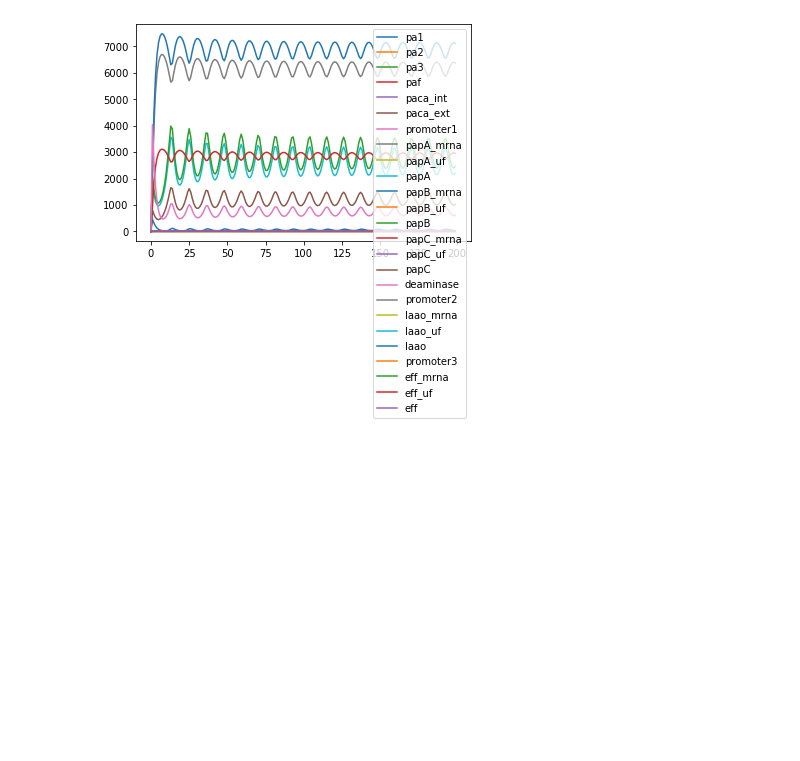
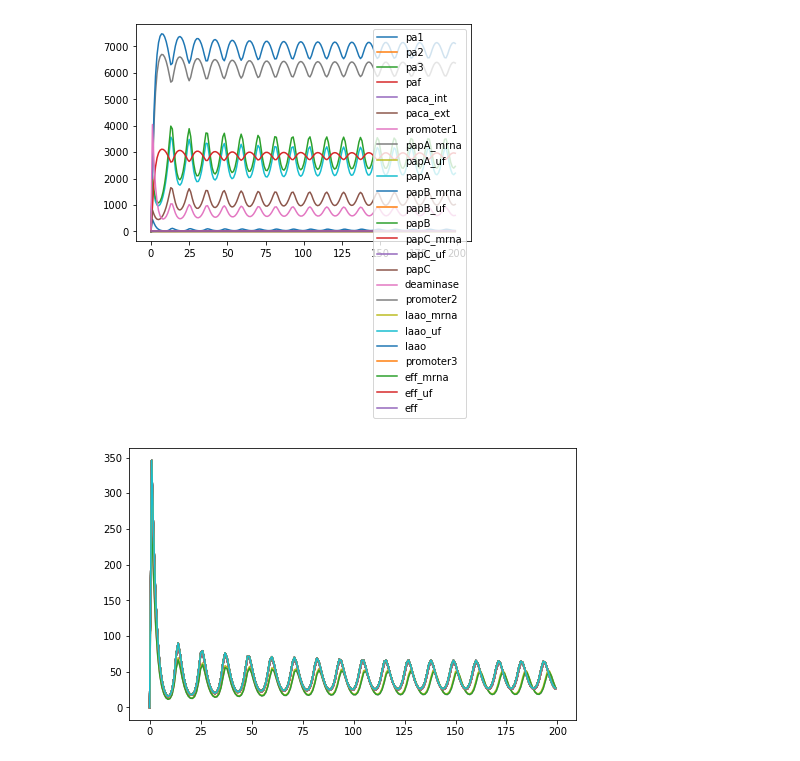
Before and after one commit to cjmerzbacher/bayesopt-dynamic-pathways, a Jupyter notebook: p_aminostyrene/p_aminostyrene.ipynb, the cells around one changed output. Cells and saved outputs as stored; diff of their text form; code cells hidden in the pictures; blank space fills up the shorter version.

```diff
--- a/p_aminostyrene/p_aminostyrene.ipynb
+++ b/p_aminostyrene/p_aminostyrene.ipynb
@@ -58,6 +59,15 @@ def name_converter_str(A):
             name += 'N'
         name += '-'
     return name[:-1]
+
+def is_oscillatory(solution, beta = 10E3):
+    #oscillations include >3 peaks with peak-peak distance standard deviation < 1
+    for k in range(1, solution.values.y.shape[1]-2):
+        peaks = find_peaks(solution.values.y[:, k])[0]
+        dists = [j-i for i, j in zip(peaks[:-1], peaks[1:])]
+        if len(peaks) > 3 and np.std(dists) < 1:
+            return 1*beta
+        else: return 0
 
 ###Model definition
 def p_aminostyrene(t, y, ydot, params):
@@ -187,6 +197,7 @@ def run_hyperopt(max_iters):
         solution = ode_solver.solve(t, y0)
         j1, j2 = solution.values.y[-1, -2:]
         j1, j2, loss = loss_biological(j1, j2, alpha1=1E-12, alpha2=1E-7)
+        loss += is_oscillatory(solution, beta = 10E3)
         losses.append(loss)
         params.append([thetas, ks])
         circuits.append(architecture)
@@ -394,6 +405,7 @@ fig.savefig('sample_results.png', dpi=300)
 # %%
 #Filter experiment results for ODE errors
 total_landscape = pd.read_csv('chemical_robustness.csv').reset_index()
+total_background = pd.read_csv('background.csv')
 #Recompute best loss on non-error samples
 start=0
 stop=1000
@@ -583,3 +596,27 @@ for k in range(1, len(y0)-2):
    plt.legend()
 # %% [output]
 [figure]
+# %%
+
+problems = landscape.loc[landscape.loss > 8000].reset_index(drop=True)
+
+fig, ax = plt.subplots(1,1,figsize=(8, 5))
+
+for i in range(50):
+   thetas = [[problems.theta_paf_prom1[i], problems.theta_paf_prom2[i], problems.theta_paf_prom3[i]], [problems.theta_paca_prom1[i], problems.theta_paca_prom2[i], problems.theta_paca_prom3[i]]]
+   ks = [[problems.k_paf_papA[i], problems.k_paf_papB[i], problems.k_paf_papC[i], problems.k_paf_prom2[i], problems.k_paf_prom3[i]], [problems.k_paca_papA[i], problems.k_paca_papB[i], problems.k_paca_papC[i], problems.k_paca_prom2[i], problems.k_paca_prom3[i]]]
+   architecture = problems.circuit[i]
+   perturbs = [problems.perturb0[i], problems.perturb1[i]]
+
+   t = np.linspace(0, 1.73E5, 200)
+   y0 = np.array([0., 0., 0., 0., 0. , 0., 0., 0., 0., 0., 0., 0. , 0., 0., 0., 0., 0., 0., 0. , 0., 0., 0., 0., 0., 0., 0., 0., 0.])
+   extra_options = {'old_api': False, 'user_data': [architecture, thetas, ks, perturbs], 'rtol':1E-4}
+   ode_solver = ode('cvode', p_aminostyrene, **extra_options)
+   solution = ode_solver.solve(t, y0)
+   #if is_oscillatory(solution) != 0:
+      #print(i, 'is oscillatory')
+   labels = ['chorismate', 'pa1', 'pa2', 'pa3', 'paf', 'paca_int', 'paca_ext', 'promoter1', 'papA_mrna', 'papA_uf', 'papA', 'papB_mrna', 'papB_uf', 'papB', 'papC_mrna', 'papC_uf', 'papC', 'deaminase', 'promoter2', 'laao_mrna', 'laao_uf', 'laao', 'promoter3', 'eff_mrna', 'eff_uf', 'eff']
+
+   ax.plot(solution.values.y[:, 1])
+# %% [output]
+[figure, added]
```
Also changed, not shown: parts of 5 cells of this notebook, 8 other files.
